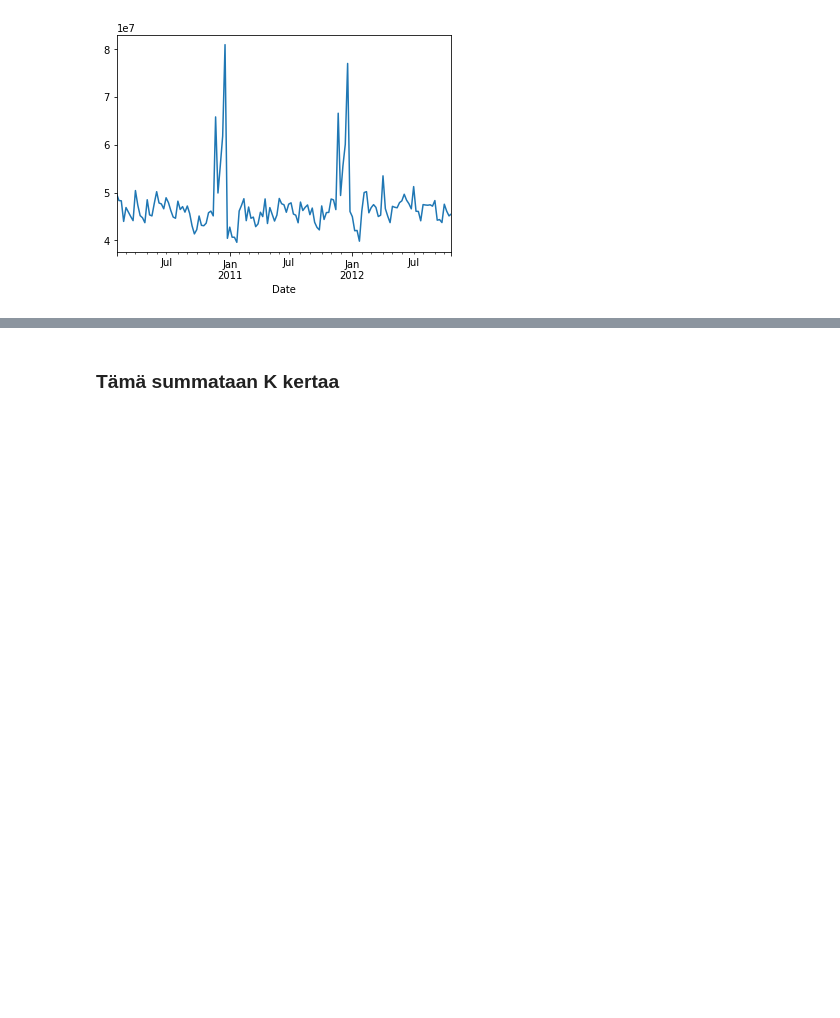
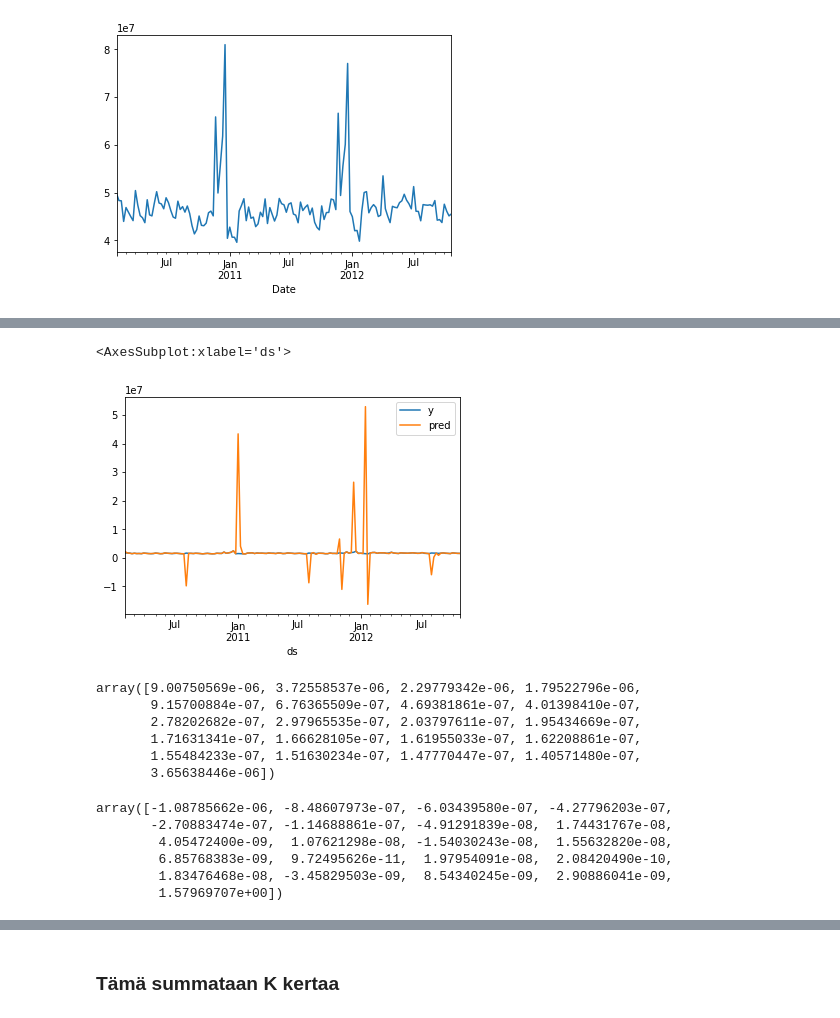
Before and after one commit to leevirontySF/BSC_thesis, a Jupyter notebook: Untitled.ipynb, the cells around one changed output, grey strips where cells are left out. Cells and saved outputs as stored; diff of their text form; code cells hidden in the pictures; blank space fills up the shorter version.

```diff
--- a/Untitled.ipynb
+++ b/Untitled.ipynb
@@ -319,0 +578,32 @@ d = m1.history.sample(frac=1)
+# %%
+p_in_sample = predict_with_samples(fit, train)
+# %%
+train['pred'] = p_in_sample.mean(axis=0)
+# %%
+test['pred'] = np.median(p, axis=0)
+# %%
+res = pd.concat([train, test], axis=0, ignore_index=True).sort_values(by='ds')
+# %%
+ax = res.plot(x='ds', y='y')
+res.plot(ax=ax, x='ds', y='pred')
+# %% [output]
+<AxesSubplot:xlabel='ds'>
+[figure, added]
+# %%
+m3.params['beta'].std(axis=0)
+# %% [output]
+array([9.00750569e-06, 3.72558537e-06, 2.29779342e-06, 1.79522796e-06,
+       9.15700884e-07, 6.76365509e-07, 4.69381861e-07, 4.01398410e-07,
+       2.78202682e-07, 2.97965535e-07, 2.03797611e-07, 1.95434669e-07,
+       1.71631341e-07, 1.66628105e-07, 1.61955033e-07, 1.62208861e-07,
+       1.55484233e-07, 1.51630234e-07, 1.47770447e-07, 1.40571480e-07,
+       3.65638446e-06])
+# %%
+m3.params['beta'].mean(axis=0)
+# %% [output]
+array([-1.08785662e-06, -8.48607973e-07, -6.03439580e-07, -4.27796203e-07,
+       -2.70883474e-07, -1.14688861e-07, -4.91291839e-08,  1.74431767e-08,
+        4.05472400e-09,  1.07621298e-08, -1.54030243e-08,  1.55632820e-08,
+        6.85768383e-09,  9.72495626e-11,  1.97954091e-08,  2.08420490e-10,
+        1.83476468e-08, -3.45829503e-09,  8.54340245e-09,  2.90886041e-09,
+        1.57969707e+00])
```
Also changed, not shown: parts of 57 cells of this notebook, 2 other files.
